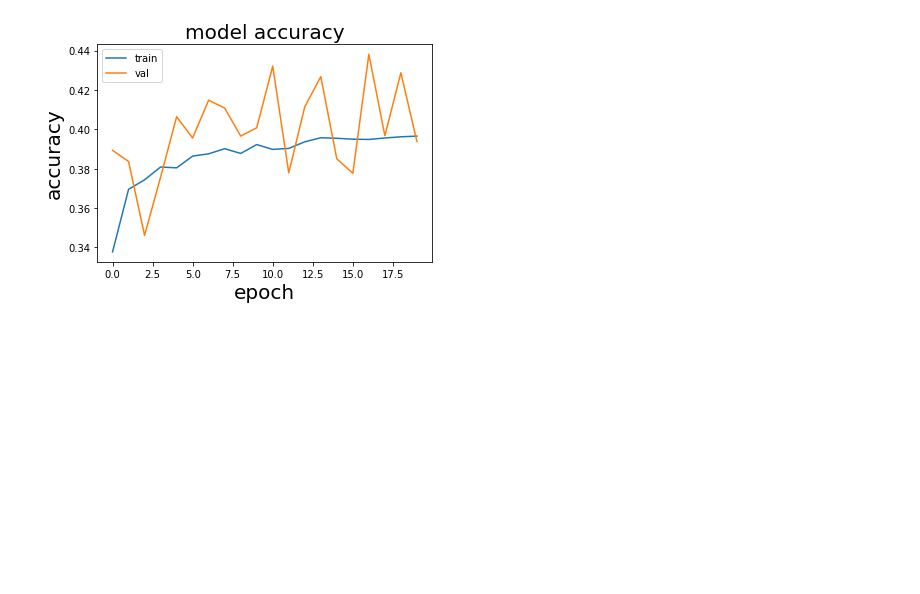
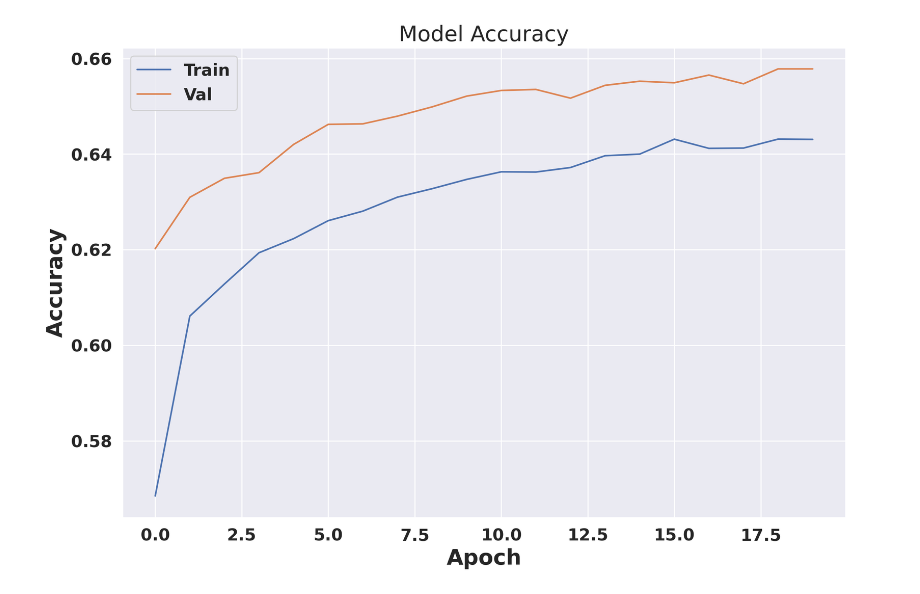
Before and after one commit to sm823zw/Reddit-Flair-Detection, a Jupyter notebook: bert_trainer.ipynb, the cells around one changed output. Saved outputs shown, nothing was run; the diff lists cells and outputs as text; code cells hidden in the pictures; blank space fills up the shorter version.

Commit message:
New model trained

```diff
--- a/bert_trainer.ipynb
+++ b/bert_trainer.ipynb
@@ -41,7 +27,7 @@ tf.config.experimental.set_memory_growth(physical_devices[0], True)
 # %%
 pd.set_option('display.max_colwidth', None)
 # %%
-df = pd.read_csv('/content/drive/My Drive/final_dataset.csv', index_col=0)
+df = pd.read_csv('../input/redditflairdataset/final_dataset.csv', index_col=0)
 # %%
 df
 # %% [output]
@@ -191,11 +197,11 @@ for layer in bert_layer.layers:
 hidden_state = bert_layer(inputs)[0]
 
 pooled_output = hidden_state[:, 0]
-dense1 = tf.keras.layers.Dense(256, activation='relu')(pooled_output)
-# drop1 = tf.keras.layers.Dropout(0.1)(dense1)
-dense2 = tf.keras.layers.Dense(64, activation='relu')(dense1)
-# drop2 = tf.keras.layers.Dropout(0.1)(dense2)
-output = tf.keras.layers.Dense(9, activation='softmax')(dense2)
+dense1 = tf.keras.layers.Dense(128, activation='relu')(pooled_output)
+drop1 = tf.keras.layers.Dropout(0.1)(dense1)
+dense2 = tf.keras.layers.Dense(64, activation='relu')(drop1)
+drop2 = tf.keras.layers.Dropout(0.1)(dense2)
+output = tf.keras.layers.Dense(9, activation='softmax')(drop2)
 
 model = tf.keras.Model(inputs=[inp_id, inp_mask], outputs=output)
 model.summary()
@@ -226,12 +232,20 @@ ________________________________________________________________________________
 def scheduler(epoch, lr):
     return lr * tf.math.exp(-0.1)
 callback_lr = tf.keras.callbacks.LearningRateScheduler(scheduler)
+# %%
+checkpoint_filepath = './'
+callback_model_checkpoint = tf.keras.callbacks.ModelCheckpoint(
+    filepath=checkpoint_filepath,
+    save_weights_only=True,
+    monitor='val_accuracy',
+    mode='max',
+    save_best_only=True)
 # %%
 # tf.optimizers.Adam(learning_rate=1e-3, epsilon=1e-08)
 model.compile(optimizer='adam',
               loss='categorical_crossentropy', metrics=['accuracy', tf.keras.metrics.AUC()])
 # %%
 history = model.fit([train_features_ids, train_features_masks],
-                    train_labels_one_hot, callbacks=[callback_lr],
-                    validation_split = 0.1, class_weight=class_weights,
-                    epochs=30, batch_size=128, shuffle=True)
+                    train_labels_one_hot, callbacks=[callback_lr, callback_model_checkpoint],
+                    validation_split = 0.1, #class_weight=class_weights,
+                    epochs=20, batch_size=128, shuffle=True)
@@ -238,10 +270,12 @@ history = model.fit([train_features_ids, train_features_masks],
 # %%
+fig = plt.figure(figsize=(12, 8))
+fig.set_dpi(200)
 plt.plot(history.history['accuracy'])
 plt.plot(history.history['val_accuracy'])
-plt.title('model accuracy', fontsize=20)
-plt.ylabel('accuracy', fontsize=20)
-plt.xlabel('epoch', fontsize=20)
-plt.legend(['train', 'val'], loc='upper left')
+plt.title('Model Accuracy', fontsize=20)
+plt.ylabel('Accuracy', fontsize=20)
+plt.xlabel('Apoch', fontsize=20)
+plt.legend(['Train', 'Val'], loc='upper left')
 plt.show()
 # %% [output]
-[figure, old version]
+[figure, new version]
```
Also changed, not shown: parts of 25 cells of this notebook, 1 other file.
